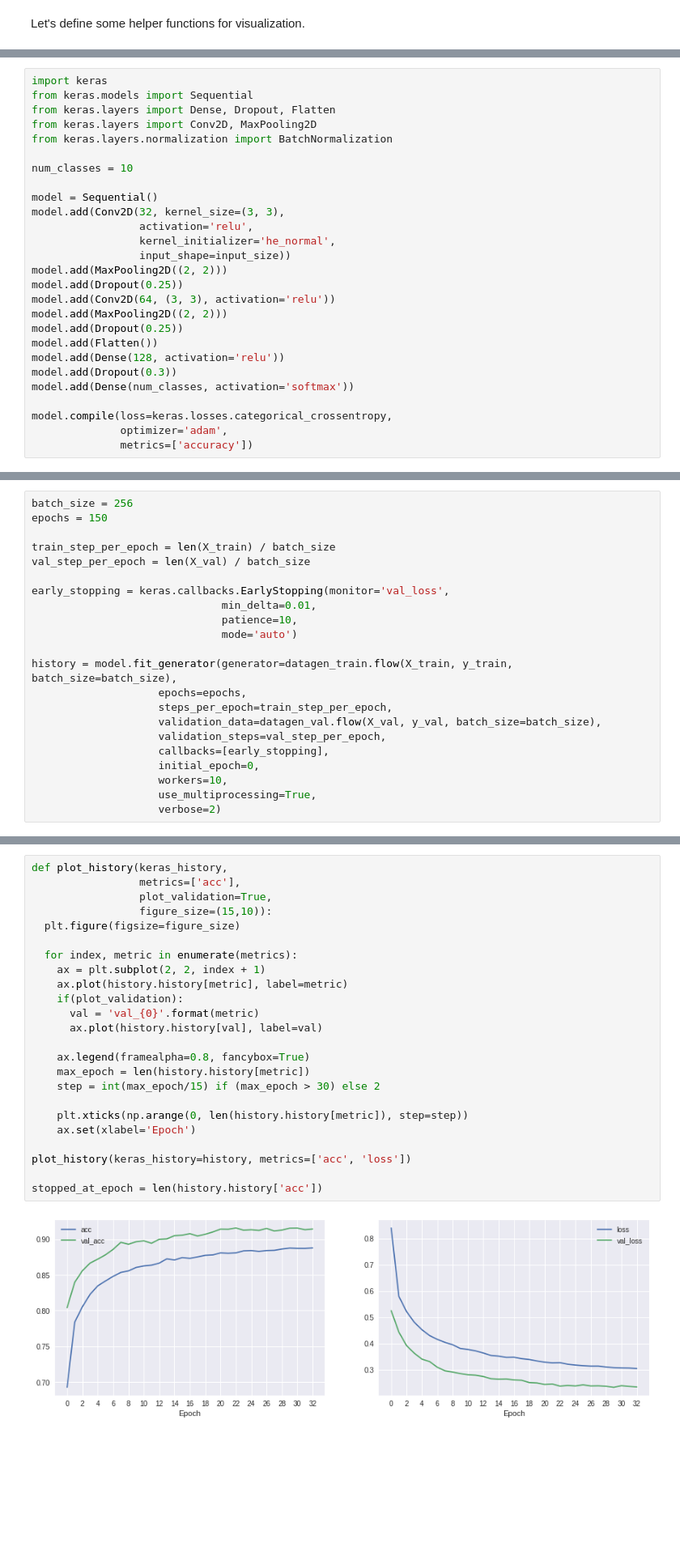
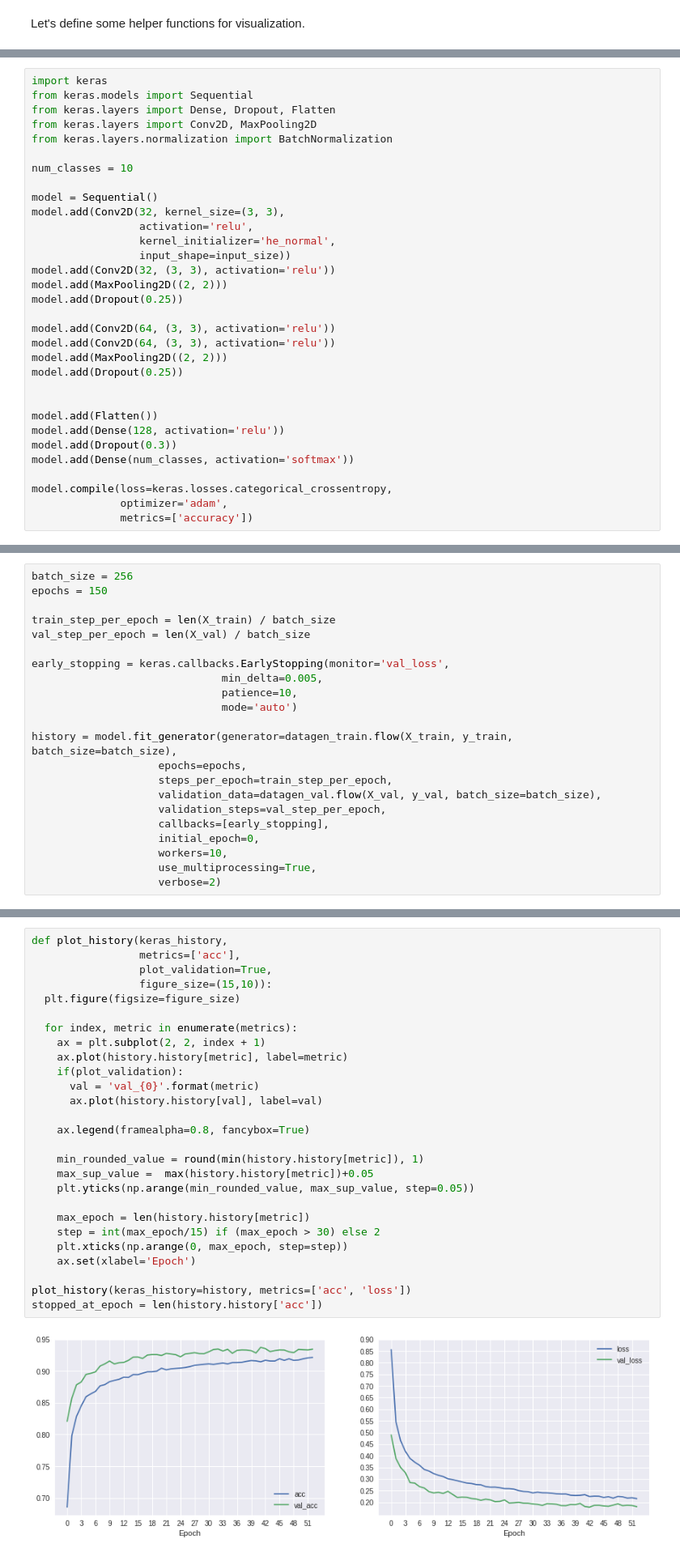
Before and after one commit to maxpv/maxpv.github.io, a Jupyter notebook: notebooks/Fashion_MNIST.ipynb, the cells around one changed output, grey strips where cells are left out. Shown at 81% size. Saved outputs shown, nothing was run; the diff lists cells and outputs as text; blank space fills up the shorter version.

```diff
--- a/notebooks/Fashion_MNIST.ipynb
+++ b/notebooks/Fashion_MNIST.ipynb
@@ -195,11 +199,16 @@ model.add(Conv2D(32, kernel_size=(3, 3),
                  activation='relu',
                  kernel_initializer='he_normal',
                  input_shape=input_size))
+model.add(Conv2D(32, (3, 3), activation='relu'))
 model.add(MaxPooling2D((2, 2)))
 model.add(Dropout(0.25))
+
+model.add(Conv2D(64, (3, 3), activation='relu'))
 model.add(Conv2D(64, (3, 3), activation='relu'))
 model.add(MaxPooling2D((2, 2)))
 model.add(Dropout(0.25))
+
+
 model.add(Flatten())
 model.add(Dense(128, activation='relu'))
 model.add(Dropout(0.3))
@@ -216,7 +232,7 @@ train_step_per_epoch = len(X_train) / batch_size
 val_step_per_epoch = len(X_val) / batch_size
 
 early_stopping = keras.callbacks.EarlyStopping(monitor='val_loss',
-                              min_delta=0.01,
+                              min_delta=0.005,
                               patience=10,
                               mode='auto')
 
@@ -253,29 +269,32 @@ Let's plot the accuracy and the validation accuracy together
 # %%
 def plot_history(keras_history,
                  metrics=['acc'],
                  plot_validation=True,
                  figure_size=(15,10)):
   plt.figure(figsize=figure_size)
 
   for index, metric in enumerate(metrics):
     ax = plt.subplot(2, 2, index + 1)
     ax.plot(history.history[metric], label=metric)
     if(plot_validation):
       val = 'val_{0}'.format(metric)
       ax.plot(history.history[val], label=val)
 
     ax.legend(framealpha=0.8, fancybox=True)
+
+    min_rounded_value = round(min(history.history[metric]), 1)
+    max_sup_value =  max(history.history[metric])+0.05
+    plt.yticks(np.arange(min_rounded_value, max_sup_value, step=0.05))
+
     max_epoch = len(history.history[metric])
     step = int(max_epoch/15) if (max_epoch > 30) else 2
-
-    plt.xticks(np.arange(0, len(history.history[metric]), step=step))
+    plt.xticks(np.arange(0, max_epoch, step=step))
     ax.set(xlabel='Epoch')
 
 plot_history(keras_history=history, metrics=['acc', 'loss'])
-
 stopped_at_epoch = len(history.history['acc'])
 # %% [output]
-[figure, old version]
+[figure, new version]
 # %%
 evaluations =  model.evaluate(x=X_val, y=y_val, batch_size=batch_size)
 evaluations
```
Also changed, not shown: parts of 15 cells of this notebook.
